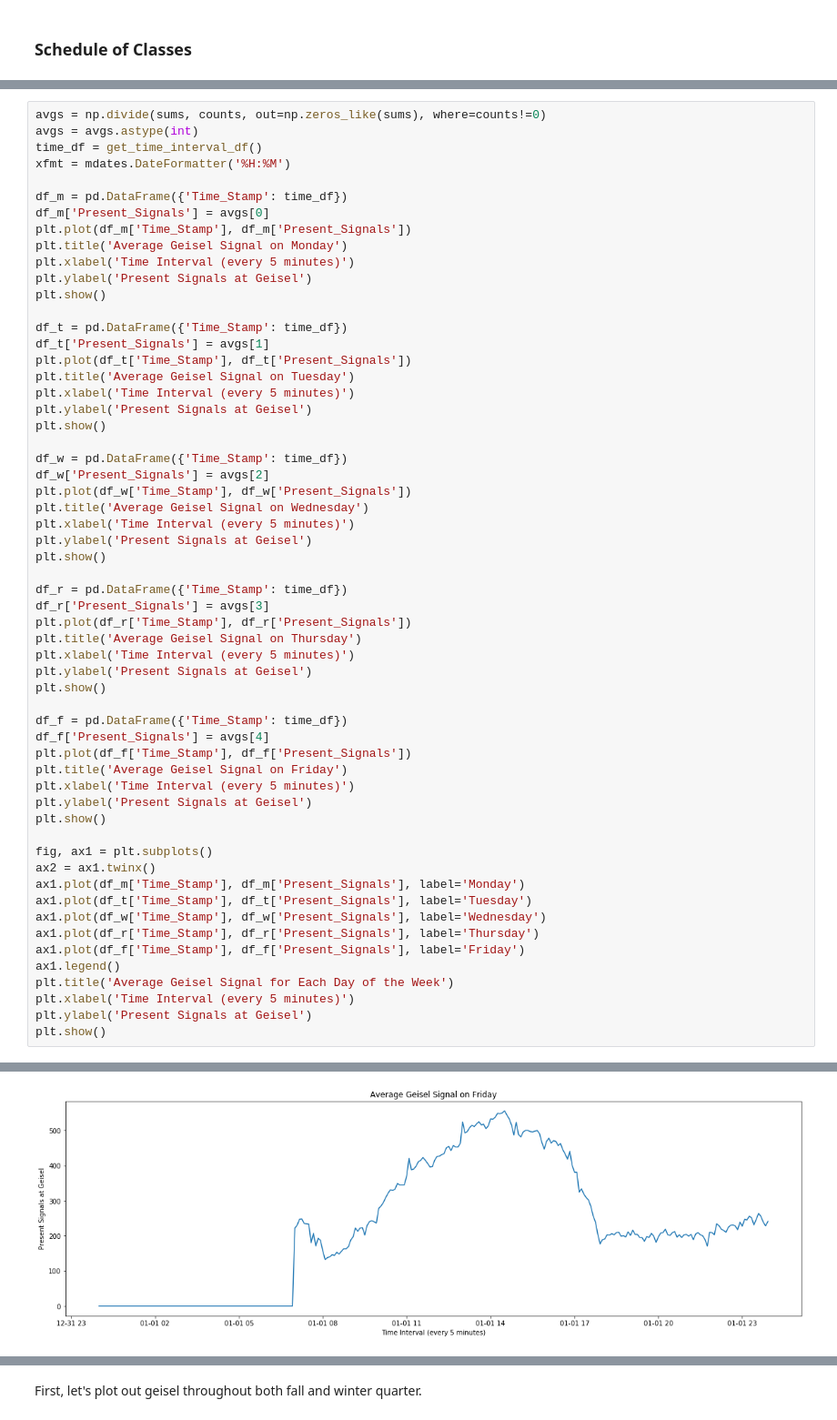
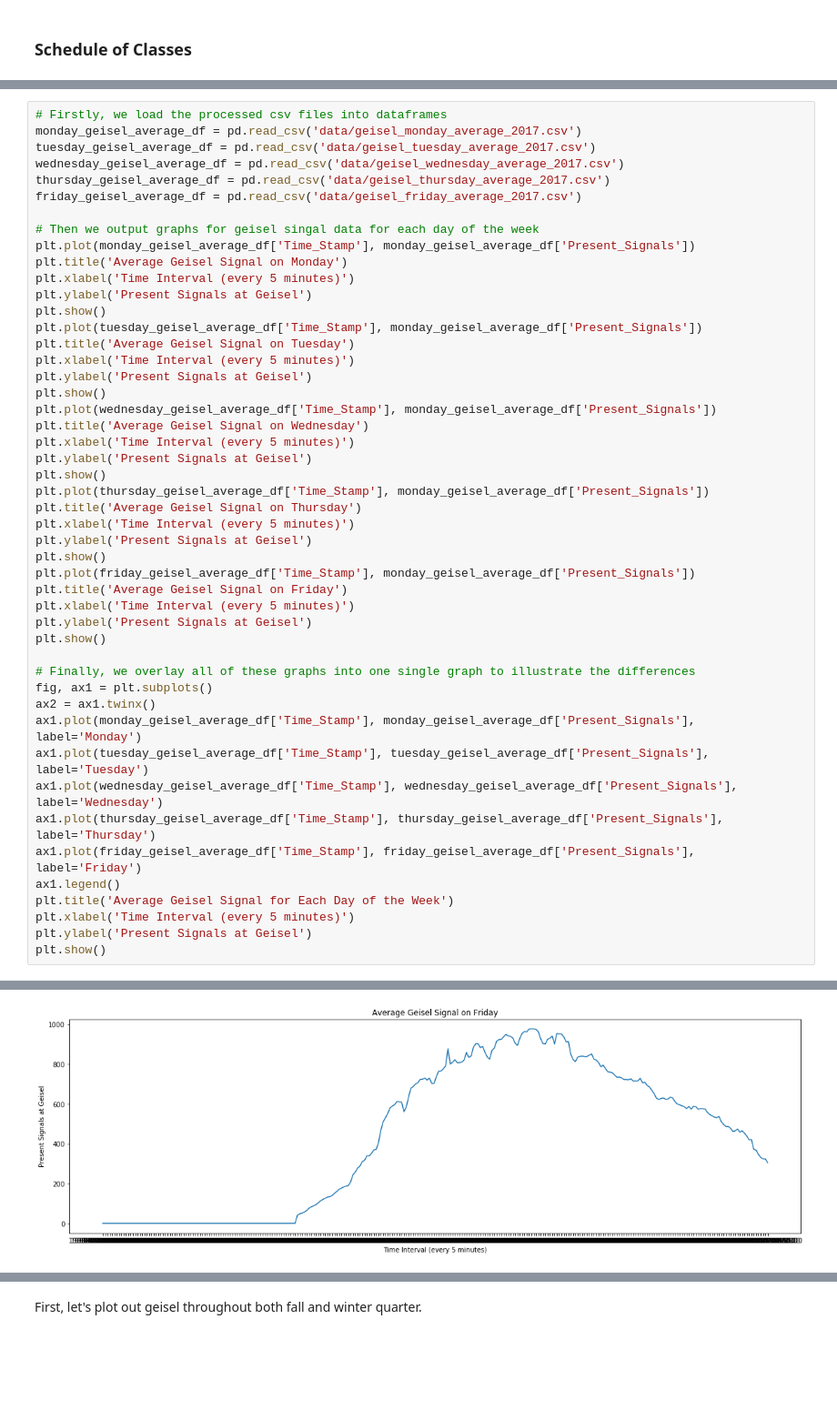
Before and after one commit to kelvinluime/Pr_059, a Jupyter notebook: FinalProject.ipynb, the cells around one changed output, grey strips where cells are left out. Shown at 91% size. Cells and saved outputs as stored; diff of their text form; blank space fills up the shorter version.

Commit message:
finish adding visualization

```diff
--- a/FinalProject.ipynb
+++ b/FinalProject.ipynb
@@ -989,56 +1053,46 @@ while current_time != end_time:
 # %%
-avgs = np.divide(sums, counts, out=np.zeros_like(sums), where=counts!=0)
-avgs = avgs.astype(int)
-time_df = get_time_interval_df()
-xfmt = mdates.DateFormatter('%H:%M')
+# Firstly, we load the processed csv files into dataframes
+monday_geisel_average_df = pd.read_csv('data/geisel_monday_average_2017.csv')
+tuesday_geisel_average_df = pd.read_csv('data/geisel_tuesday_average_2017.csv')
+wednesday_geisel_average_df = pd.read_csv('data/geisel_wednesday_average_2017.csv')
+thursday_geisel_average_df = pd.read_csv('data/geisel_thursday_average_2017.csv')
+friday_geisel_average_df = pd.read_csv('data/geisel_friday_average_2017.csv')
 
-df_m = pd.DataFrame({'Time_Stamp': time_df})
-df_m['Present_Signals'] = avgs[0]
-plt.plot(df_m['Time_Stamp'], df_m['Present_Signals'])
+# Then we output graphs for geisel singal data for each day of the week
+plt.plot(monday_geisel_average_df['Time_Stamp'], monday_geisel_average_df['Present_Signals'])
 plt.title('Average Geisel Signal on Monday')
 plt.xlabel('Time Interval (every 5 minutes)')
 plt.ylabel('Present Signals at Geisel')
 plt.show()
-
-df_t = pd.DataFrame({'Time_Stamp': time_df})
-df_t['Present_Signals'] = avgs[1]
-plt.plot(df_t['Time_Stamp'], df_t['Present_Signals'])
+plt.plot(tuesday_geisel_average_df['Time_Stamp'], monday_geisel_average_df['Present_Signals'])
 plt.title('Average Geisel Signal on Tuesday')
 plt.xlabel('Time Interval (every 5 minutes)')
 plt.ylabel('Present Signals at Geisel')
 plt.show()
-
-df_w = pd.DataFrame({'Time_Stamp': time_df})
-df_w['Present_Signals'] = avgs[2]
-plt.plot(df_w['Time_Stamp'], df_w['Present_Signals'])
+plt.plot(wednesday_geisel_average_df['Time_Stamp'], monday_geisel_average_df['Present_Signals'])
 plt.title('Average Geisel Signal on Wednesday')
 plt.xlabel('Time Interval (every 5 minutes)')
 plt.ylabel('Present Signals at Geisel')
 plt.show()
-
-df_r = pd.DataFrame({'Time_Stamp': time_df})
-df_r['Present_Signals'] = avgs[3]
-plt.plot(df_r['Time_Stamp'], df_r['Present_Signals'])
+plt.plot(thursday_geisel_average_df['Time_Stamp'], monday_geisel_average_df['Present_Signals'])
 plt.title('Average Geisel Signal on Thursday')
 plt.xlabel('Time Interval (every 5 minutes)')
 plt.ylabel('Present Signals at Geisel')
 plt.show()
-
-df_f = pd.DataFrame({'Time_Stamp': time_df})
-df_f['Present_Signals'] = avgs[4]
-plt.plot(df_f['Time_Stamp'], df_f['Present_Signals'])
+plt.plot(friday_geisel_average_df['Time_Stamp'], monday_geisel_average_df['Present_Signals'])
 plt.title('Average Geisel Signal on Friday')
 plt.xlabel('Time Interval (every 5 minutes)')
 plt.ylabel('Present Signals at Geisel')
 plt.show()
 
+# Finally, we overlay all of these graphs into one single graph to illustrate the differences
 fig, ax1 = plt.subplots()
 ax2 = ax1.twinx()
-ax1.plot(df_m['Time_Stamp'], df_m['Present_Signals'], label='Monday')
-ax1.plot(df_t['Time_Stamp'], df_t['Present_Signals'], label='Tuesday')
-ax1.plot(df_w['Time_Stamp'], df_w['Present_Signals'], label='Wednesday')
-ax1.plot(df_r['Time_Stamp'], df_r['Present_Signals'], label='Thursday')
-ax1.plot(df_f['Time_Stamp'], df_f['Present_Signals'], label='Friday')
+ax1.plot(monday_geisel_average_df['Time_Stamp'], monday_geisel_average_df['Present_Signals'], label='Monday')
+ax1.plot(tuesday_geisel_average_df['Time_Stamp'], tuesday_geisel_average_df['Present_Signals'], label='Tuesday')
+ax1.plot(wednesday_geisel_average_df['Time_Stamp'], wednesday_geisel_average_df['Present_Signals'], label='Wednesday')
+ax1.plot(thursday_geisel_average_df['Time_Stamp'], thursday_geisel_average_df['Present_Signals'], label='Thursday')
+ax1.plot(friday_geisel_average_df['Time_Stamp'], friday_geisel_average_df['Present_Signals'], label='Friday')
 ax1.legend()
 plt.title('Average Geisel Signal for Each Day of the Week')
 plt.xlabel('Time Interval (every 5 minutes)')
@@ -1052 +1106 @@ plt.show()
-[figure, old version]
+[figure, new version]
```
Also changed, not shown: parts of 35 cells of this notebook, 10 other files.
